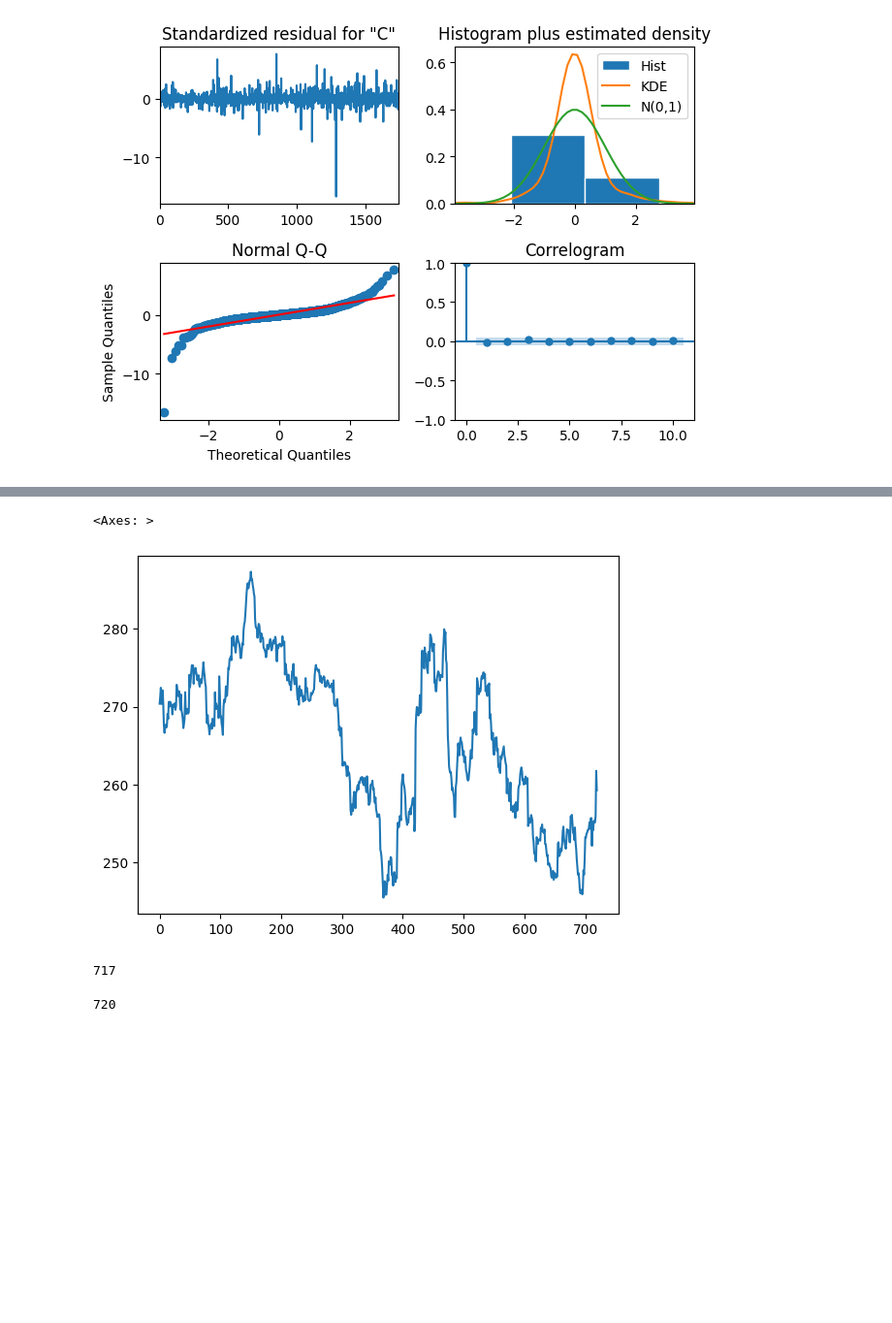
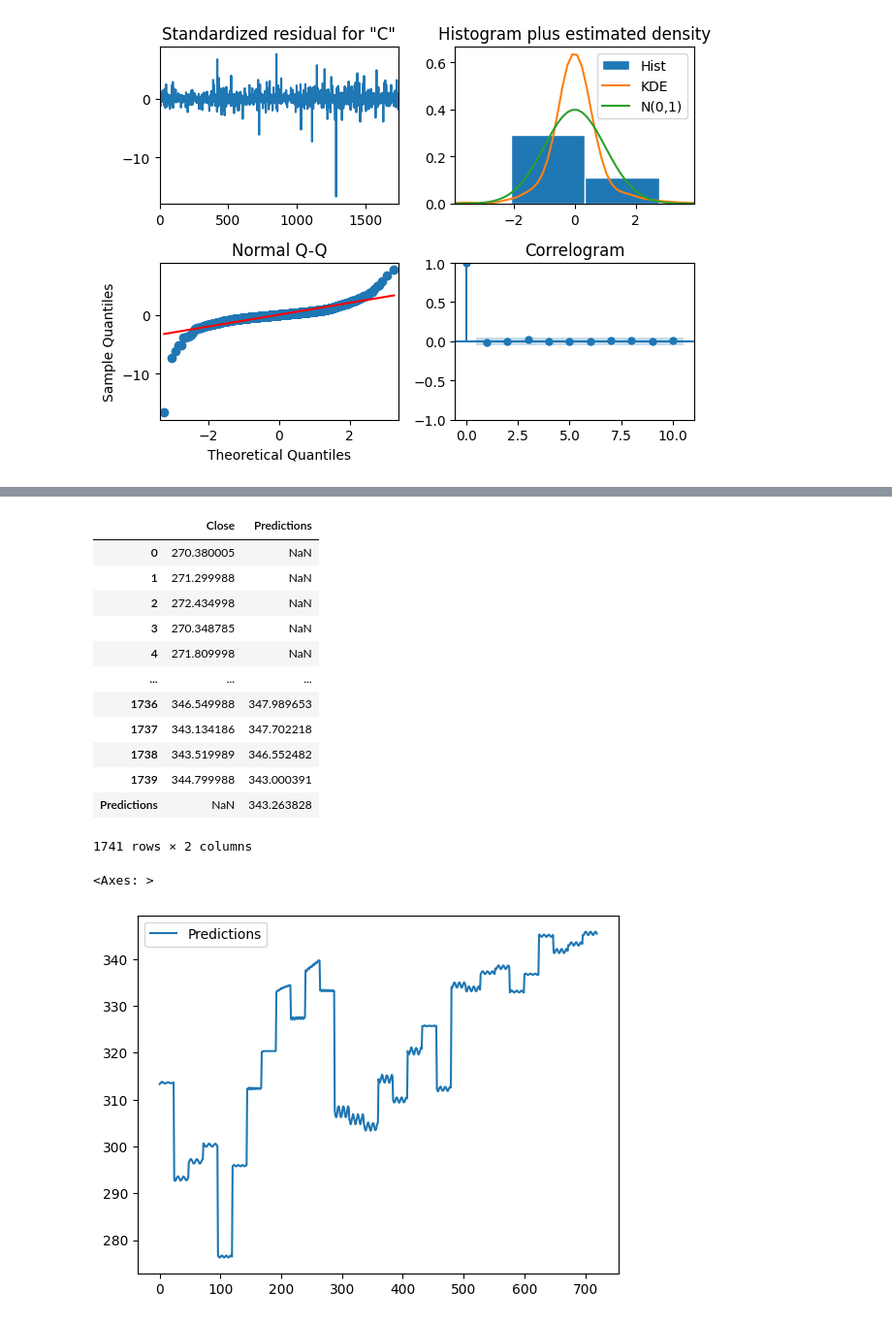
Before and after one commit to lewinskie254/stock-market-prediction, a Jupyter notebook: predict_stock_prices.ipynb, the cells around one changed output, grey strips where cells are left out. Shown at 97% size. Saved outputs shown, nothing was run; the diff lists cells and outputs as text; code cells hidden in the pictures; blank space fills up the shorter version.

```diff
--- a/predict_stock_prices.ipynb
+++ b/predict_stock_prices.ipynb
@@ -167,13 +211,25 @@ plt.show()
 # %%
-df[:720].plot()
+df
 # %% [output]
+|  | Close | Predictions |
+| 0 | 270.380005 | NaN |
+| 1 | 271.299988 | NaN |
+| 2 | 272.434998 | NaN |
+| 3 | 270.348785 | NaN |
+| 4 | 271.809998 | NaN |
+| ... | ... | ... |
+| 1736 | 346.549988 | 347.989653 |
+| 1737 | 343.134186 | 347.702218 |
+| 1738 | 343.519989 | 346.552482 |
+| 1739 | 344.799988 | 343.000391 |
+| Predictions | NaN | 343.263828 |
-<Axes: >
+1741 rows × 2 columns
-[figure, removed]
-# %%
-len(preds)
-# %% [output]
-717
-# %%
-len(df[:720])
-# %% [output]
-720
+# %%
+horizon = 720
+train_length = len(hist) - horizon
+order = (4, 1, 4)
+df = hist['Close']
+df = df.reset_index(drop=True)
+window = 24
+# %%
+preds = trainARIMA(df, order, horizon, train_length, window)
@@ -179,0 +238,5 @@ len(df[:720])
+# %%
+preds.plot()
+# %% [output]
+<Axes: >
+[figure, added]
```
Also changed, not shown: parts of 12 cells of this notebook.
